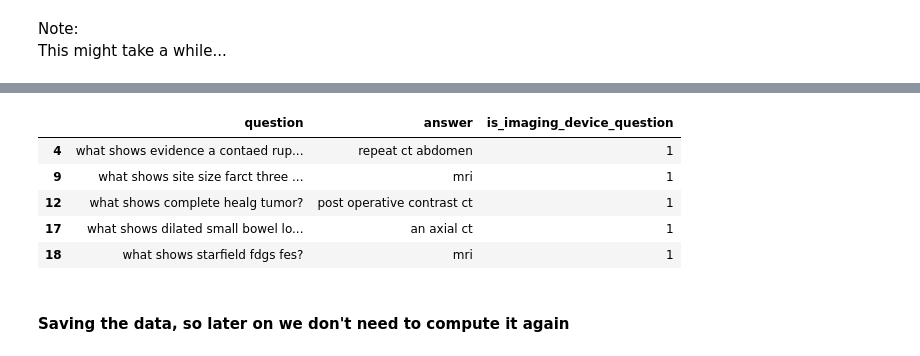
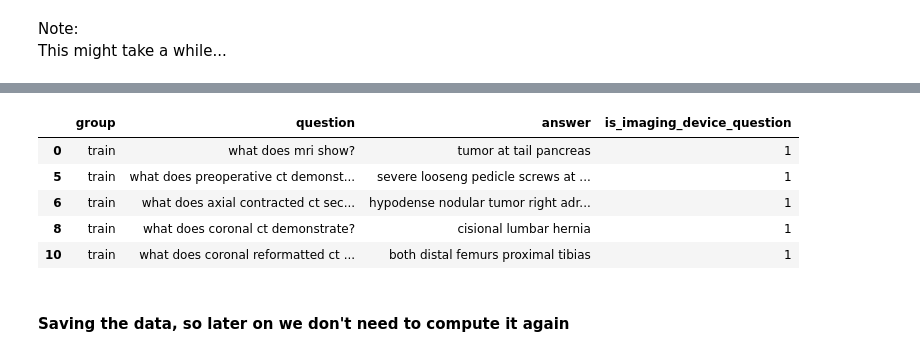
Before and after one commit to turner11/VQA-MED, a Jupyter notebook: VQA-MED/VQA.Python/1_pre_process_data.ipynb, the cells around one changed output, grey strips where cells are left out. Cells and saved outputs as stored; diff of their text form; code cells hidden in the pictures.

```diff
--- a/VQA-MED/VQA.Python/1_pre_process_data.ipynb
+++ b/VQA-MED/VQA.Python/1_pre_process_data.ipynb
@@ -156,11 +151,14 @@ image_name_question_processed.head()
 | 3 | 3 | ccr30002-0045-f3.jpg | what was normal? | blood supply to bra | train | C:\Users\Public\Documents\Data\20... | what was normal? | blood supply to the brain | False | ... |
 | 4 | 4 | rjt01904.jpg | what shows evidence a contaed rup... | repeat ct abdomen | train | C:\Users\Public\Documents\Data\20... | what shows evidence of a containe... | repeat ct scan of the abdomen | False | ... |
 # %%
-image_name_question_processed[image_name_question_processed.is_imaging_device_question ==1].loc[:,['question', 'answer','is_imaging_device_question']].head()
+# image_name_question_processed.columns
+image_devicees_qa = image_name_question_processed[image_name_question_processed.is_imaging_device_question ==1]
+image_devicees_qa.loc[:,['group','question', 'answer','is_imaging_device_question']].head()
+# image_devicees_qa.groupby('group').describe()
 # %% [output]
-|  | question | answer | is_imaging_device_question |
-| 4 | what shows evidence a contaed rup... | repeat ct abdomen | 1 |
-| 9 | what shows site size farct three ... | mri | 1 |
-| 12 | what shows complete healg tumor? | post operative contrast ct | 1 |
-| 17 | what shows dilated small bowel lo... | an axial ct | 1 |
-| 18 | what shows starfield fdgs fes? | mri | 1 |
+|  | group | question | answer | is_imaging_device_question |
+| 0 | train | what does mri show? | tumor at tail pancreas | 1 |
+| 5 | train | what does preoperative ct demonst... | severe looseng pedicle screws at ... | 1 |
+| 6 | train | what does axial contracted ct sec... | hypodense nodular tumor right adr... | 1 |
+| 8 | train | what does coronal ct demonstrate? | cisional lumbar hernia | 1 |
+| 10 | train | what does coronal reformatted ct ... | both distal femurs proximal tibias | 1 |
```
Also changed, not shown: parts of 6 cells of this notebook, 3 other files.
